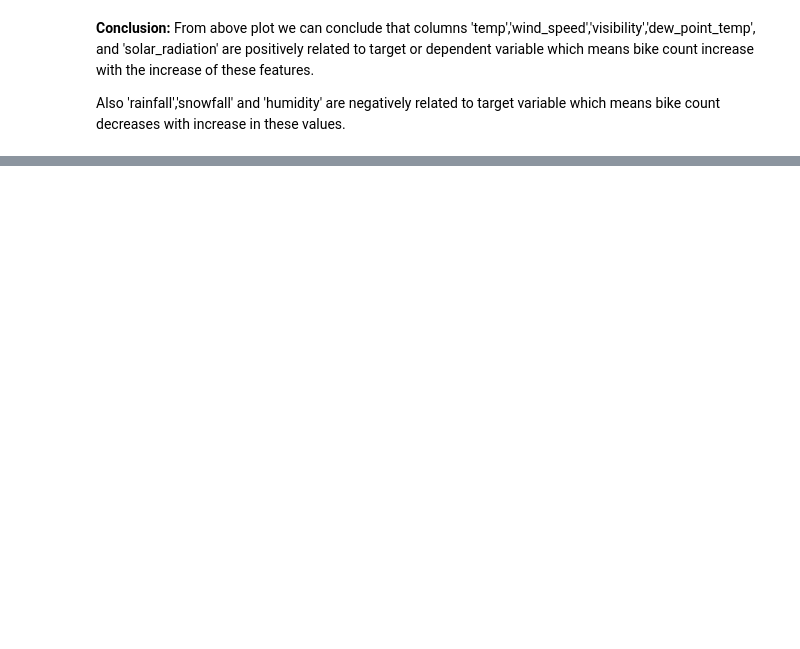
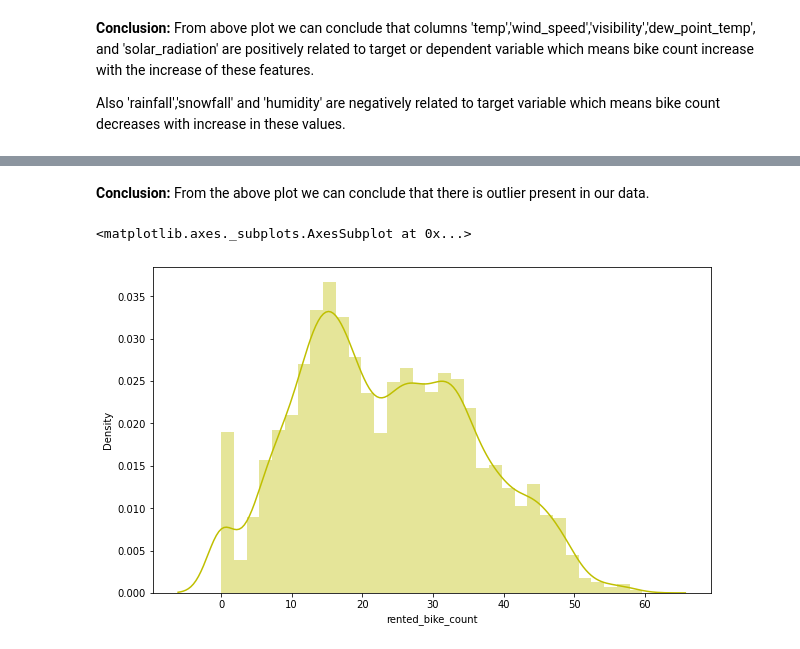
Before and after one commit to mmishra1092/Bike-Sharing-Demand-Prediction, a Jupyter notebook: MAYANK_MISHRA_Bike_Sharing_Demand_Prediction_Capstone_Project.ipynb, the cells around one changed output, grey strips where cells are left out. Drawn from its saved outputs; the diff is of its cells as text; code cells hidden in the pictures; blank space fills up the shorter version.

```diff
--- a/MAYANK_MISHRA_Bike_Sharing_Demand_Prediction_Capstone_Project.ipynb
+++ b/MAYANK_MISHRA_Bike_Sharing_Demand_Prediction_Capstone_Project.ipynb
@@ -406,0 +432,9 @@ Also 'rainfall','snowfall' and 'humidity' are negatively related to target varia
+# %% [markdown]
+**Conclusion:** From the above plot we can conclude that there is outlier present in our data.
+# %%
+# Improve skewness and make it normal distribution
+plt.figure(figsize=(10,6))
+sns.distplot(np.sqrt(bike_data_df['rented_bike_count']),color="y")
+# %% [output]
+<matplotlib.axes._subplots.AxesSubplot at 0x...>
+[figure, added]
```
Also changed, not shown: parts of 66 cells of this notebook.
